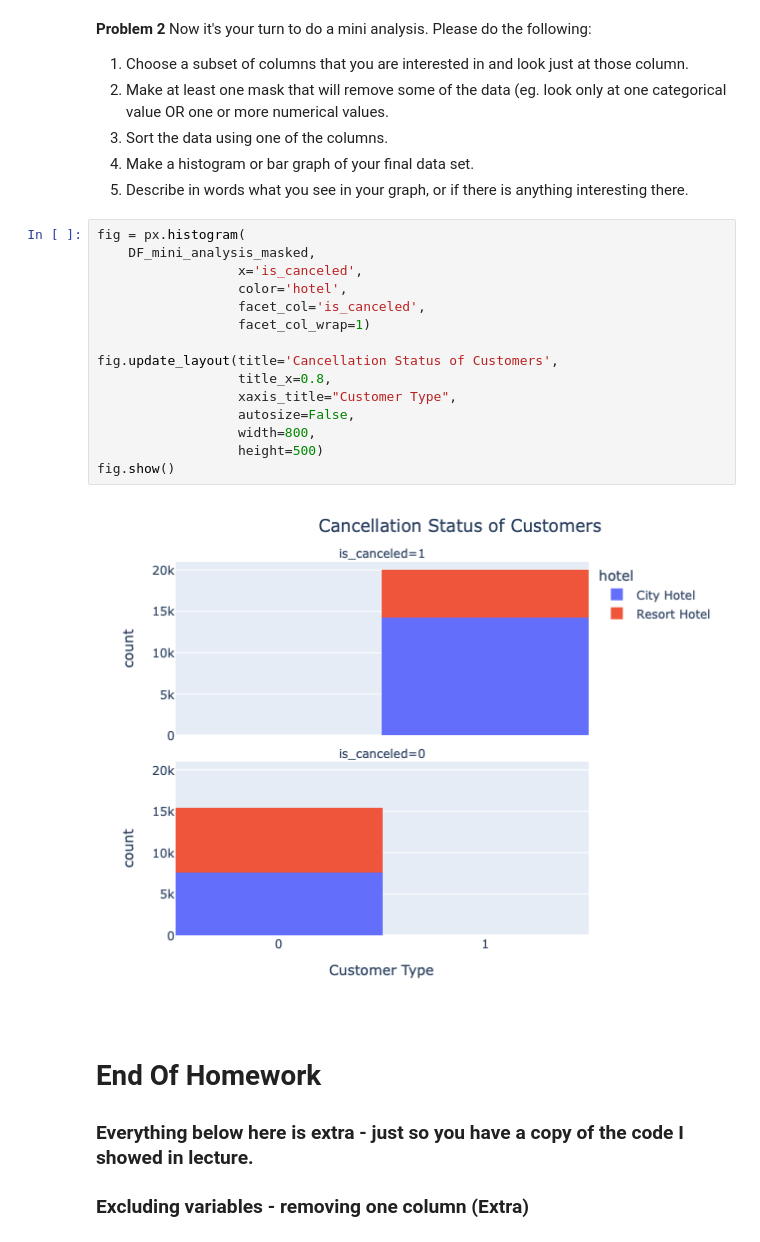
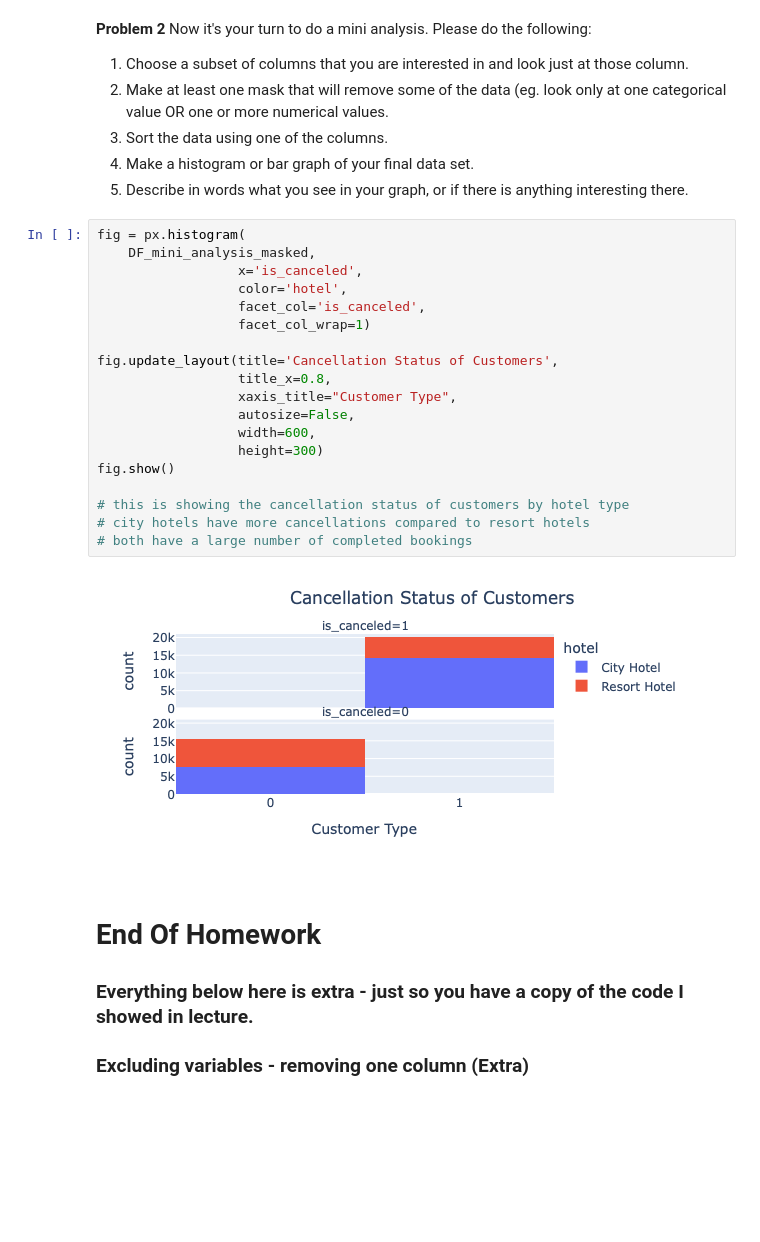
Before and after one commit to Mazzie15/Data101_Mazzie_Tetens_Code, a Jupyter notebook: Day5/Day5-HW.ipynb, the cells around one changed output. Saved outputs shown, nothing was run; the diff lists cells and outputs as text; blank space fills up the shorter version.

```diff
--- a/Day5/Day5-HW.ipynb
+++ b/Day5/Day5-HW.ipynb
@@ -308,20 +308,24 @@ the arrival date year is not on here and it is cancelled vs not cancelled, resor
 # %%
 fig = px.histogram(
     DF_mini_analysis_masked,
                   x='is_canceled',
                   color='hotel',
                   facet_col='is_canceled',
                   facet_col_wrap=1)
 
 fig.update_layout(title='Cancellation Status of Customers',
                   title_x=0.8,
                   xaxis_title="Customer Type",
                   autosize=False,
-                  width=800,
-                  height=500)
+                  width=600,
+                  height=300)
 fig.show()
+
+# this is showing the cancellation status of customers by hotel type
+# city hotels have more cancellations compared to resort hotels
+# both have a large number of completed bookings
 # %% [output]
-[figure, old version]
+[figure, new version]
 # %% [markdown]
 # End Of Homework
 
```
Also changed, not shown: parts of 2 cells of this notebook.
